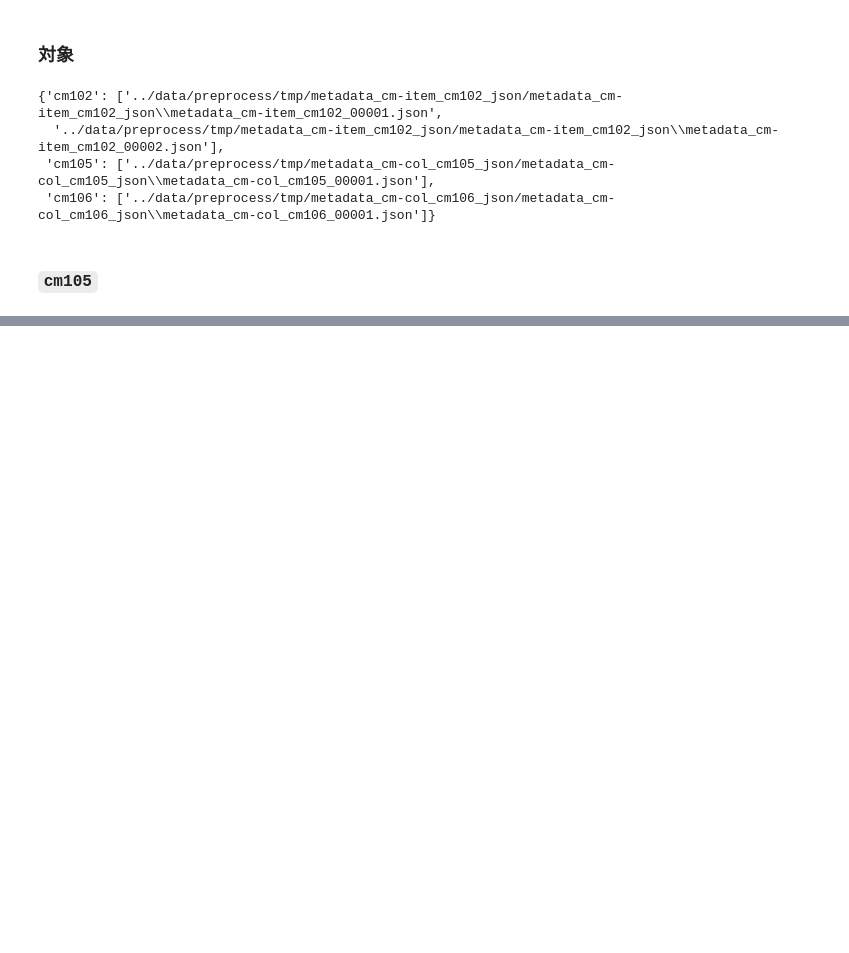
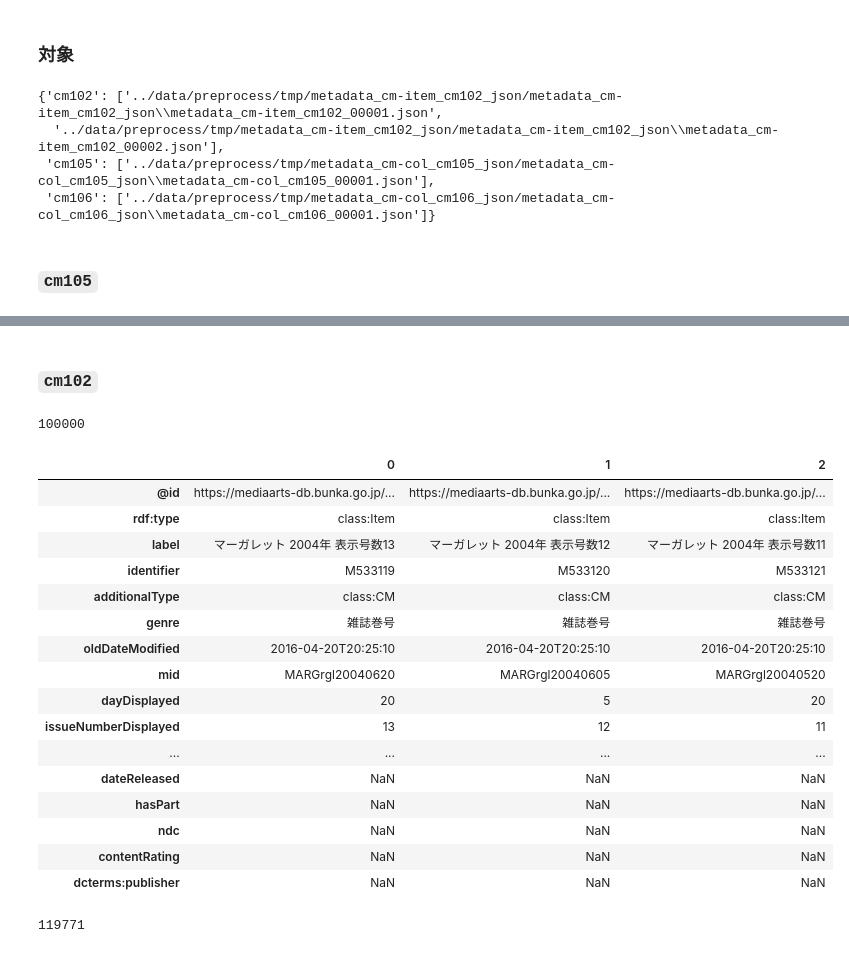
Before and after one commit to kakeami/viz-madb, a Jupyter notebook: book/preprocess.ipynb, the cells around one changed output, grey strips where cells are left out. Drawn from its saved outputs; the diff is of its cells as text; code cells hidden in the pictures; blank space fills up the shorter version.

```diff
--- a/book/preprocess.ipynb
+++ b/book/preprocess.ipynb
@@ -124,0 +142,43 @@ df_cm105.head(3).T
+# %% [markdown]
+### `cm102`
+# %%
+cm102 = read_json(ps_cm['cm102'][0])
+# %%
+def get_items_by_genre(graph, genre):
+    """graphから所定のgenreのアイテム群を取得"""
+    items = [
+        x for x in graph
+        if 'genre' in x.keys() and x['genre'] == genre]
+    return items
+# %%
+# 各ジャンルのアイテム群を取得
+mis = get_items_by_genre(cm102['@graph'], '雑誌巻号')
+eps = get_items_by_genre(cm102['@graph'], 'マンガ作品')
+# %%
+len(mis)
+# %% [output]
+100000
+# %%
+pd.DataFrame(mis).head(3).T
+# %% [output]
+|  | 0 | 1 | 2 |
+| @id | https://mediaarts-db.bunka.go.jp/... | https://mediaarts-db.bunka.go.jp/... | https://mediaarts-db.bunka.go.jp/... |
+| rdf:type | class:Item | class:Item | class:Item |
+| label | マーガレット 2004年 表示号数13 | マーガレット 2004年 表示号数12 | マーガレット 2004年 表示号数11 |
+| identifier | M533119 | M533120 | M533121 |
+| additionalType | class:CM | class:CM | class:CM |
+| genre | 雑誌巻号 | 雑誌巻号 | 雑誌巻号 |
+| oldDateModified | 2016-04-20T20:25:10 | 2016-04-20T20:25:10 | 2016-04-20T20:25:10 |
+| mid | MARGrgl20040620 | MARGrgl20040605 | MARGrgl20040520 |
+| dayDisplayed | 20 | 5 | 20 |
+| issueNumberDisplayed | 13 | 12 | 11 |
+| ... | ... | ... | ... |
+| dateReleased | NaN | NaN | NaN |
+| hasPart | NaN | NaN | NaN |
+| ndc | NaN | NaN | NaN |
+| contentRating | NaN | NaN | NaN |
+| dcterms:publisher | NaN | NaN | NaN |
+# %%
+len(eps)
+# %% [output]
+119771
```
Also changed, not shown: parts of 5 cells of this notebook, 6 other files.
